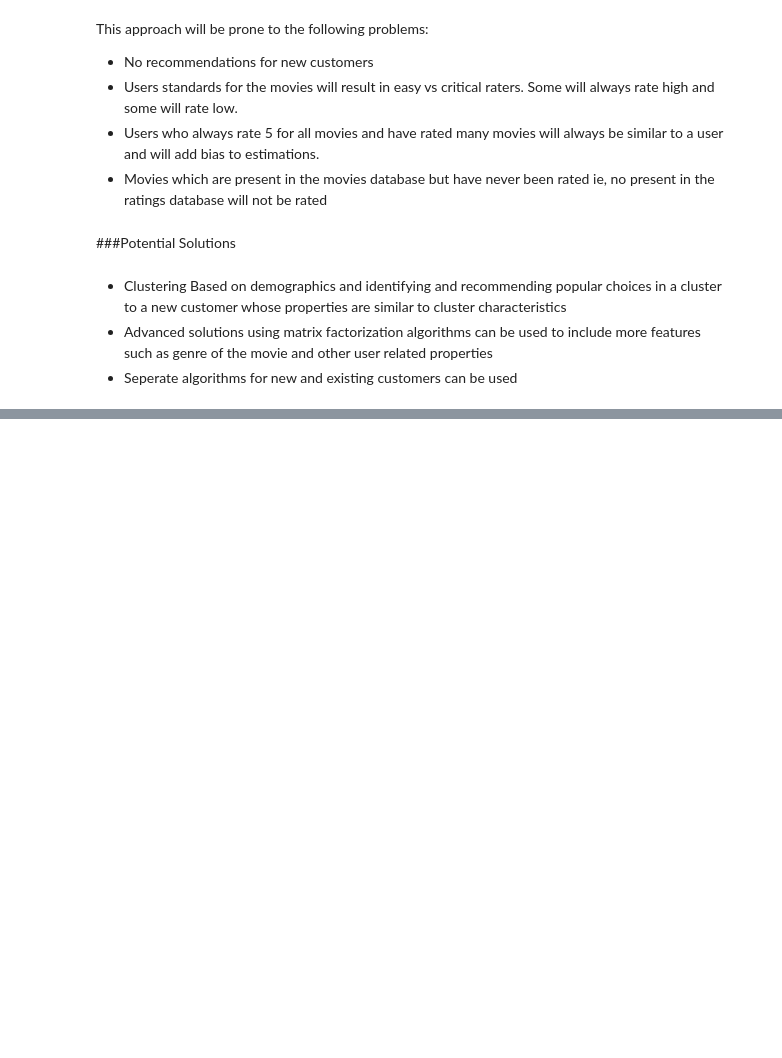
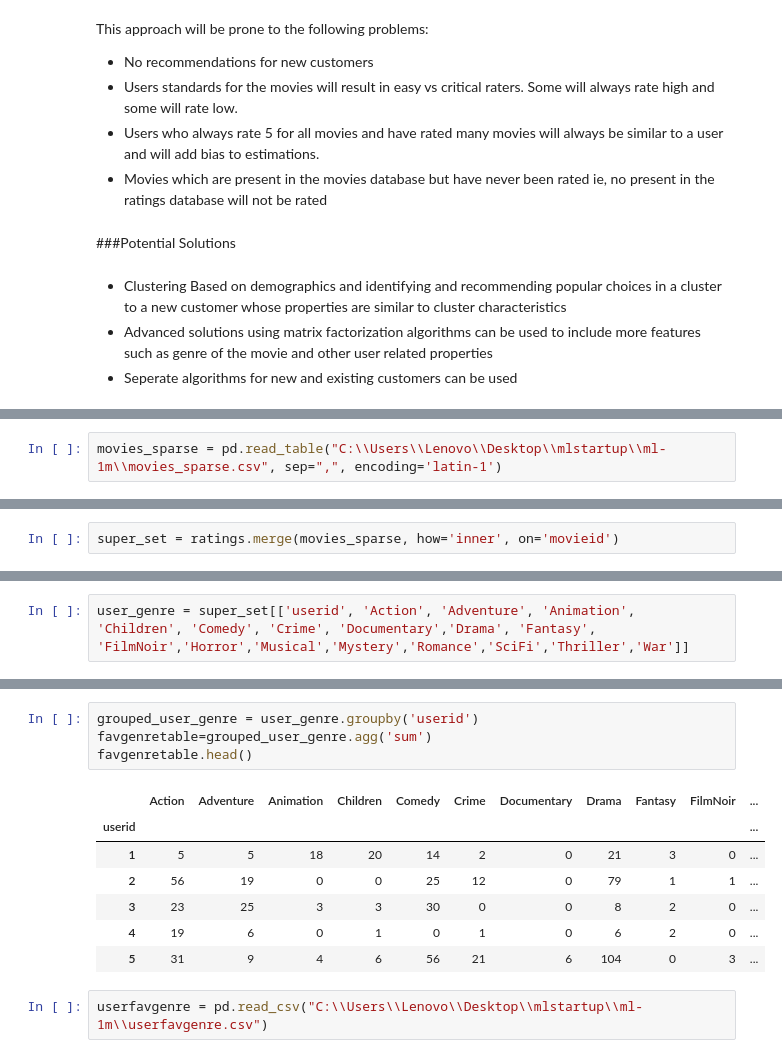
Before and after one commit to utkarshverma275/hello-world, a Jupyter notebook: movielens_recommendation.ipynb, the cells around one changed output, grey strips where cells are left out. Drawn from its saved outputs; the diff is of its cells as text; blank space fills up the shorter version.

```diff
--- a/movielens_recommendation.ipynb
+++ b/movielens_recommendation.ipynb
@@ -338,0 +350,2 @@ a
+# %%
+movies_sparse = pd.read_table("C:\\Users\\Lenovo\\Desktop\\mlstartup\\ml-1m\\movies_sparse.csv", sep=",", encoding='latin-1')
@@ -338,0 +361,2 @@ a
+# %%
+super_set = ratings.merge(movies_sparse, how='inner', on='movieid')
@@ -338,0 +373,2 @@ a
+# %%
+user_genre = super_set[['userid', 'Action', 'Adventure', 'Animation', 'Children', 'Comedy', 'Crime', 'Documentary','Drama', 'Fantasy', 'FilmNoir','Horror','Musical','Mystery','Romance','SciFi','Thriller','War']]
@@ -338,0 +384,14 @@ a
+# %%
+grouped_user_genre = user_genre.groupby('userid')
+favgenretable=grouped_user_genre.agg('sum')
+favgenretable.head()
+# %% [output]
+|  | Action | Adventure | Animation | Children | Comedy | Crime | Documentary | Drama | Fantasy | FilmNoir | ... |
+| userid |  |  |  |  |  |  |  |  |  |  | ... |
+| 1 | 5 | 5 | 18 | 20 | 14 | 2 | 0 | 21 | 3 | 0 | ... |
+| 2 | 56 | 19 | 0 | 0 | 25 | 12 | 0 | 79 | 1 | 1 | ... |
+| 3 | 23 | 25 | 3 | 3 | 30 | 0 | 0 | 8 | 2 | 0 | ... |
+| 4 | 19 | 6 | 0 | 1 | 0 | 1 | 0 | 6 | 2 | 0 | ... |
+| 5 | 31 | 9 | 4 | 6 | 56 | 21 | 6 | 104 | 0 | 3 | ... |
+# %%
+userfavgenre = pd.read_csv("C:\\Users\\Lenovo\\Desktop\\mlstartup\\ml-1m\\userfavgenre.csv")
```
Also changed, not shown: parts of 14 cells of this notebook.
